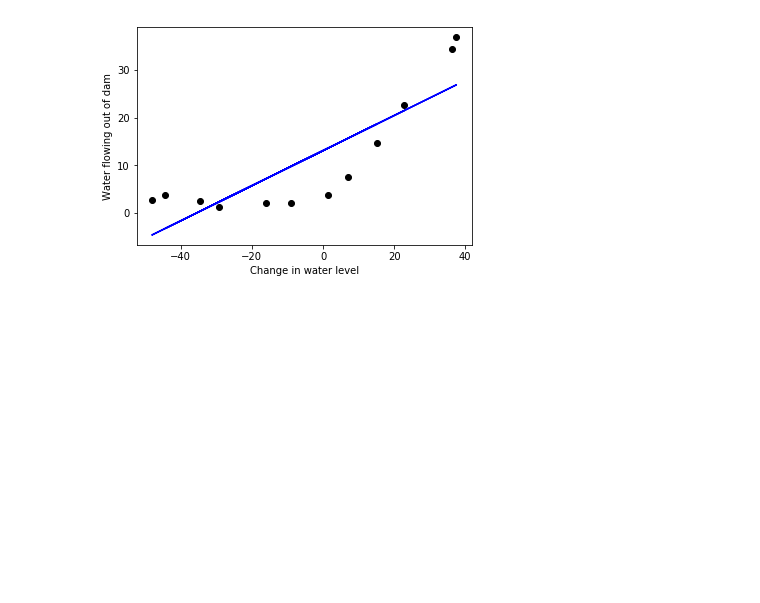
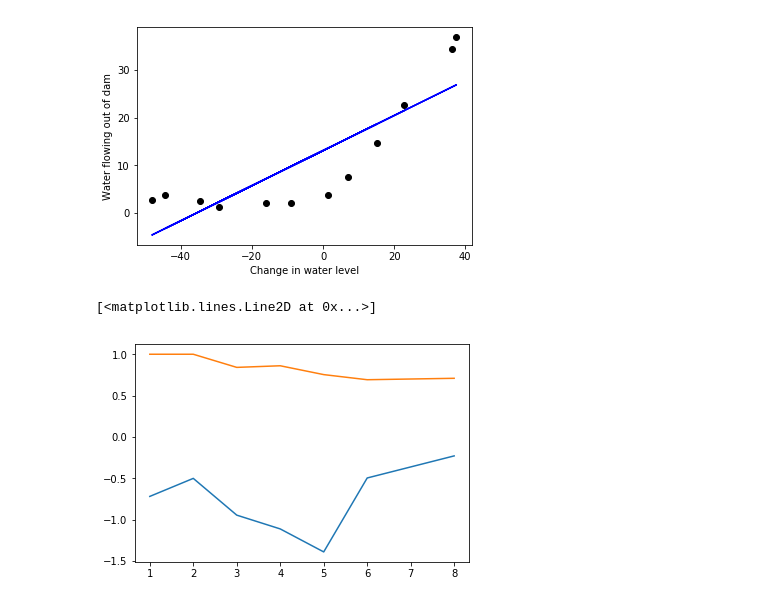
Before and after one commit to anidh/coursera-ml-python, a Jupyter notebook: machine-learning-ex5/ex5/Ex 5.ipynb, the cells around one changed output. Drawn from its saved outputs; the diff is of its cells as text; code cells hidden in the pictures; blank space fills up the shorter version.

Commit message:
Added Learning Curve (Not Correct)

```diff
--- a/machine-learning-ex5/ex5/Ex 5.ipynb
+++ b/machine-learning-ex5/ex5/Ex 5.ipynb
@@ -43,3 +43,15 @@ plt.ylabel("Water flowing out of dam")
 # %% [output]
 Text(0,0.5,'Water flowing out of dam')
 [figure]
+# %%
+from sklearn.model_selection import learning_curve
+train_sizes, train_scores, validation_scores = learning_curve(
+    lR, X, y, train_sizes=np.logspace(-1, 0, X.size))
+
+# Plot the mean train score and validation score across folds
+plt.plot(train_sizes, validation_scores.mean(axis=1), label='cross-validation')
+
+plt.plot(train_sizes, train_scores.mean(axis=1), label='training')
+# %% [output]
+[<matplotlib.lines.Line2D at 0x...>]
+[figure, added]
```
